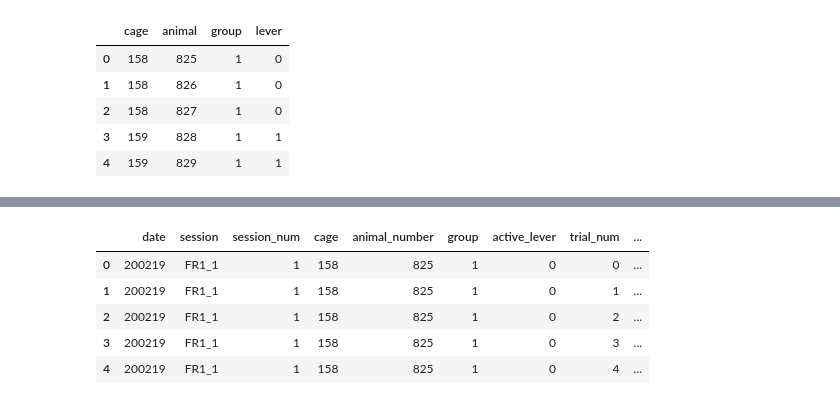
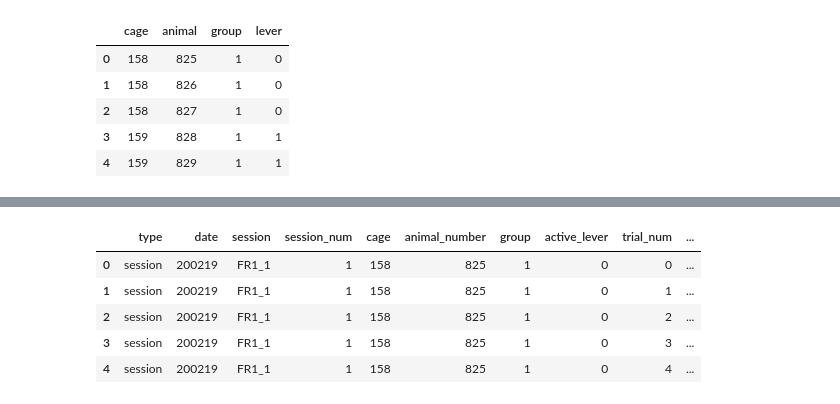
Before and after one commit to grace3999/MedPC, a Jupyter notebook: LP_train_prepro.ipynb, the cells around one changed output, grey strips where cells are left out. Saved outputs shown, nothing was run; the diff lists cells and outputs as text; code cells hidden in the pictures.

```diff
--- a/LP_train_prepro.ipynb
+++ b/LP_train_prepro.ipynb
@@ -164,18 +177,25 @@ def latency(trial_data, event_num):
 
     return latency_1st, latency_ave
 # %%
-def create_session_df(trial_data, event_dic):
+def create_session_df(trial_data, event_dic, trial_type):
 
     trials = len((trial_data['trial_#'].unique()))
 
     #get times
-    times_df = pd.DataFrame(data = [trial_data.groupby('trial_#')['trial_start'].unique(), trial_data.groupby('trial_#')['trial_end'].unique()])
-    times_df = times_df.T
+    if trial_type == 'ITI':
+        times_df = pd.DataFrame(data = [trial_data.groupby('trial_#')['ITI_start'].unique(), trial_data.groupby('trial_#')['ITI_end'].unique()])
+        times_df = times_df.T
+    elif trial_type == 'within':
+        times_df = pd.DataFrame(data = [trial_data.groupby('trial_#')['trial_start'].unique(), trial_data.groupby('trial_#')['trial_end'].unique()])
+        times_df = times_df.T
 
     i = 0
     trial_times = []
     while i < times_df.shape[0]:
-        trial_time = (times_df.iloc[i]['trial_end'] - times_df.iloc[i]['trial_start'])/100
+        if trial_type == 'ITI':
+            trial_time = (times_df.iloc[i]['ITI_end'] - times_df.iloc[i]['ITI_start'])/100
+        elif trial_type == 'within':
+            trial_time = (times_df.iloc[i]['trial_end'] - times_df.iloc[i]['trial_start'])/100
         trial_times.append(trial_time[0])
         i += 1
 
@@ -183,7 +203,7 @@ def create_session_df(trial_data, event_dic):
 
     for name, event in event_dic.items():
         session_data[str(name + '_count')] = count(trial_data, event)
-        session_data[str(name + '_latency_1st')], session_data[str(name + '_latency_ave')] = latency(trial_data, event)
+        session_data[str(name + '_latency_1st')], session_data[str(name + '_latency_ave')] = latency(trial_data, event, trial_type)
 
     session_data['trial_num'] = np.arange(session_data.shape[0])
     session_data['trial_duration'] = trial_times
@@ -283,10 +303,11 @@ animal_info.head()
 %%time
 final_data = pd.DataFrame()
 
-#these are the event_stamps we want analyzed
-event_dic = {'reinforcement': 17, 'right_lever': 4, 'left_lever': 3, 'HE_trial': 7}
+bit_dic = {'reinforcement': 17, 'right_lever': 4, 'left_lever': 3, 'HE': 7}
+ITI_dic = {'reinforcement': 17, 'right_lever': 10, 'left_lever': 11, 'HE': 14}
 
 for file in file_paths:
+
     print(file)
 
     #proccess file
@@ -294,10 +315,13 @@ for file in file_paths:
     array = make_array_from_path(file)
     events_and_times = get_events_and_times(array, "D", "E", 'time')
     trial_times = get_trial_times_PR(events_and_times, 46, 47, 12, 13)
-    trial_data = create_trials_df(events_and_times, trial_times)
-    session_data = create_session_df(trial_data, event_dic)
+    trial_data = create_trial_df(events_and_times, trial_times, 'within')
+    ITItrial_data = create_trial_df(events_and_times, trial_times, 'ITI')
+    session_data = create_session_df(trial_data, bit_dic, 'within')
+    ITIsession_data = create_session_df(ITItrial_data, ITI_dic, 'ITI')
 
-    #create pandas tidy df
+    #create pandas tidy df for within session
+    session_data['type'] = ['session']*(session_data.shape[0])
     session_data['date'] = [date]*(session_data.shape[0])
     session_data['animal_number'] = [animal_number]*(session_data.shape[0])
     session_data['session'] = [session]*(session_data.shape[0])
@@ -306,15 +330,32 @@ for file in file_paths:
     session_data['group'] = int(animal_info[animal_info['animal'] == int(animal_number)]['group'])
     session_data['cage'] = int(animal_info[animal_info['animal'] == int(animal_number)]['cage'])
 
-    session_data = session_data[['date', 'session', 'session_num', 'cage', 'animal_number', 'group', 'active_lever', 'trial_num', 'trial_duration',
-                 'reinforcement_count', 'reinforcement_latency_1st',
-                 'HE_trial_count', 'HE_trial_latency_1st', 'HE_trial_latency_ave',
-                 'right_lever_count', 'right_lever_latency_1st',
-                 'left_lever_count', 'left_lever_latency_1st',
-                 'reinforcement_latency_ave', 'right_lever_latency_ave', 'left_lever_latency_ave']]
+    session_data = session_data[['type', 'date', 'session', 'session_num', 'cage', 'animal_number', 'group', 'active_lever',
+                                 'trial_num', 'trial_duration', 'reinforcement_count', 'reinforcement_latency_1st',
+                                 'HE_count', 'HE_latency_1st', 'HE_latency_ave',
+                                 'right_lever_count', 'right_lever_latency_1st',
+                                 'left_lever_count', 'left_lever_latency_1st',
+                                 'reinforcement_latency_ave', 'right_lever_latency_ave', 'left_lever_latency_ave']]
+
+    #create pandas tidy df for within ITI
+    ITIsession_data['type'] = ['ITI']*(ITIsession_data.shape[0])
+    ITIsession_data['date'] = [date]*(ITIsession_data.shape[0])
+    ITIsession_data['animal_number'] = [animal_number]*(ITIsession_data.shape[0])
+    ITIsession_data['session'] = [session]*(ITIsession_data.shape[0])
+    ITIsession_data['session_num'] = [session_num]*(ITIsession_data.shape[0])
+    ITIsession_data['active_lever'] = int(animal_info[animal_info['animal'] == int(animal_number)]['lever'])
+    ITIsession_data['group'] = int(animal_info[animal_info['animal'] == int(animal_number)]['group'])
+    ITIsession_data['cage'] = int(animal_info[animal_info['animal'] == int(animal_number)]['cage'])
+
+    ITIsession_data = ITIsession_data[['type', 'date', 'session', 'session_num', 'cage', 'animal_number', 'group', 'active_lever',
+                                 'trial_num', 'trial_duration', 'reinforcement_count', 'reinforcement_latency_1st',
+                                 'HE_count', 'HE_latency_1st', 'HE_latency_ave',
+                                 'right_lever_count', 'right_lever_latency_1st',
+                                 'left_lever_count', 'left_lever_latency_1st',
+                                 'reinforcement_latency_ave', 'right_lever_latency_ave', 'left_lever_latency_ave']]
 
     #add to final data frame
-    final_data = pd.concat([final_data, session_data], axis = 0, ignore_index=True)
+    final_data = pd.concat([final_data, session_data, ITIsession_data], axis = 0, ignore_index=True)
 
 final_data.head()
 # %% [output]
@@ -338,6 +379,6 @@ Wall time: 2min 19s
-|  | date | session | session_num | cage | animal_number | group | active_lever | trial_num | ... |
-| 0 | 200219 | FR1_1 | 1 | 158 | 825 | 1 | 0 | 0 | ... |
-| 1 | 200219 | FR1_1 | 1 | 158 | 825 | 1 | 0 | 1 | ... |
-| 2 | 200219 | FR1_1 | 1 | 158 | 825 | 1 | 0 | 2 | ... |
-| 3 | 200219 | FR1_1 | 1 | 158 | 825 | 1 | 0 | 3 | ... |
-| 4 | 200219 | FR1_1 | 1 | 158 | 825 | 1 | 0 | 4 | ... |
+|  | type | date | session | session_num | cage | animal_number | group | active_lever | trial_num | ... |
+| 0 | session | 200219 | FR1_1 | 1 | 158 | 825 | 1 | 0 | 0 | ... |
+| 1 | session | 200219 | FR1_1 | 1 | 158 | 825 | 1 | 0 | 1 | ... |
+| 2 | session | 200219 | FR1_1 | 1 | 158 | 825 | 1 | 0 | 2 | ... |
+| 3 | session | 200219 | FR1_1 | 1 | 158 | 825 | 1 | 0 | 3 | ... |
+| 4 | session | 200219 | FR1_1 | 1 | 158 | 825 | 1 | 0 | 4 | ... |
```
Also changed, not shown: parts of 11 cells of this notebook.
